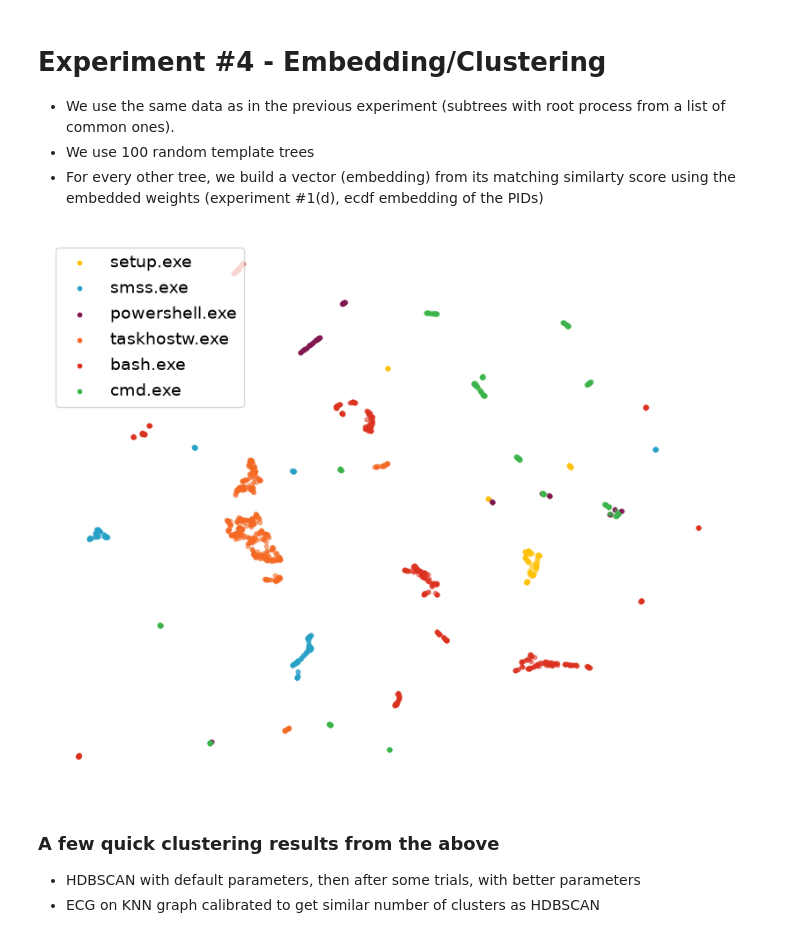
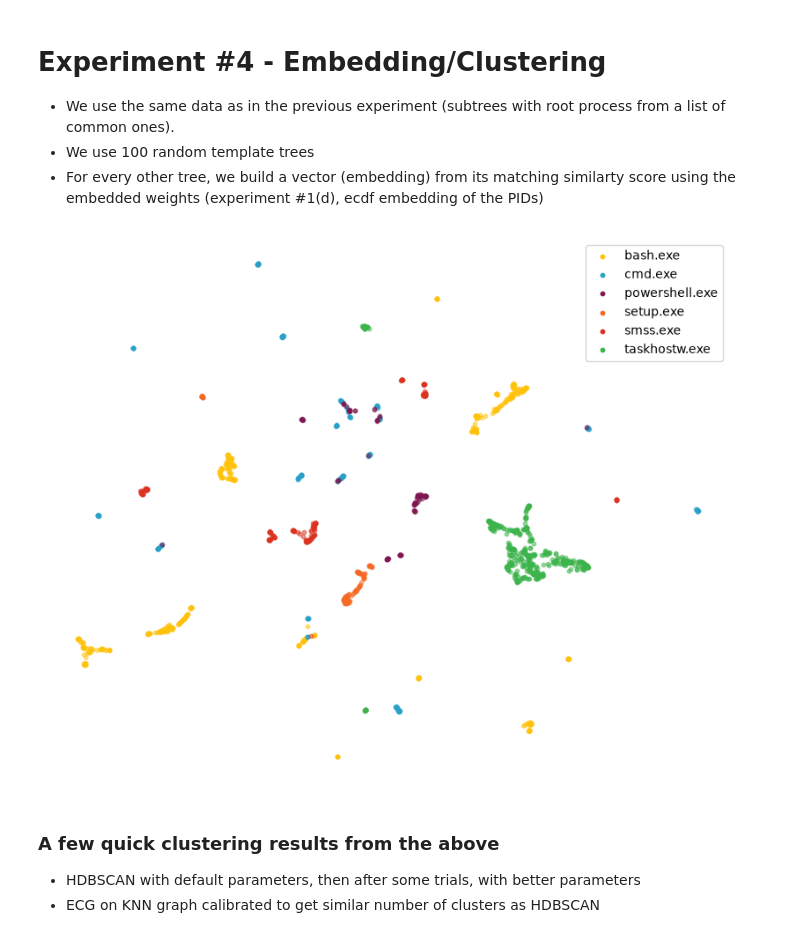
Before and after one commit to ftheberge/Matching_Experiments, a Jupyter notebook: ACME4/ACME4_process_trees_experiments.ipynb, the cells around one changed output. Saved outputs shown, nothing was run; the diff lists cells and outputs as text; code cells hidden in the pictures.

```diff
--- a/ACME4/ACME4_process_trees_experiments.ipynb
+++ b/ACME4/ACME4_process_trees_experiments.ipynb
@@ -666,7 +681,8 @@ plt.show()
 * For every other tree, we build a vector (embedding) from its matching similarty score using the embedded weights (experiment #1(d), ecdf embedding of the PIDs)
 # %%
 ## init
-n_templtes = 100
+random.seed(42)
+n_templates = 100
 is_template = generate_bool_vector(n_templates, _df.shape[0]-n_templates)
 templates = np.where(is_template==True)[0].tolist()
 others = np.where(is_template==False)[0].tolist()
@@ -676,8 +692,6 @@ Score = np.zeros(shape=(len(templates), len(others)))
 dim = len(next(iter(embedding_ecdf.values())))
 def _es(a, b, _process, _emb):
     return int(_process[a]==_process[b])*(1-distance.cityblock(_emb[a],_emb[b])/dim)
-    #return (1-distance.cityblock(_emb[a],_emb[b])/dim)
-    #return int(_process[a]==_process[b])
 weight = partial(_es, _process=dct_processname, _emb=embedding_ecdf)
 
 ## preprocessing
@@ -703,28 +717,28 @@ GroundTruth = np.array(GT)
 # %%
 ## Embedding
 scaler = StandardScaler()
 X = scaler.fit_transform( (Score).T )
 
 ## 2D mapping
 reducer = umap.UMAP(n_neighbors=11, init='random', metric='euclidean', random_state=123, n_jobs=1)
 embedding = reducer.fit_transform(X)
 
 # Plot - color w.r.t. GT
 plt.figure(figsize=(10,8))
-_dct = {v:k for k,v in enumerate(set(GT))}
+_dct = {v:k for k,v in enumerate(sorted(set(GT)))}
 colors = ['#FFC20A','#28A1C7','#801650','#F46A25','#DC3220','#3cb44b']
 for c, l in enumerate(_dct):
     plt.scatter(embedding[GroundTruth==l, 0], embedding[GroundTruth==l, 1], s=10, c=colors[c], label=l, alpha=.5)
 #plt.title('Embedding process trees with common root process')
 leg = plt.legend()
 for handle in leg.legend_handles:
     handle.set_alpha(1.0)
 plt.tick_params(axis='both', which='both', bottom=False, top=False, left=False, right=False, labelbottom=False, labelleft=False)
 plt.axis('off')
-#plt.savefig('acme_embed.png', bbox_inches='tight', pad_inches=0)
+plt.savefig('acme_embed.png', bbox_inches='tight', pad_inches=0)
 plt.show()
 # %% [output]
-[figure, old version]
+[figure, new version]
 # %% [markdown]
 ### A few quick clustering results from the above
 
```
Also changed, not shown: parts of 26 cells of this notebook, 3 other files.
